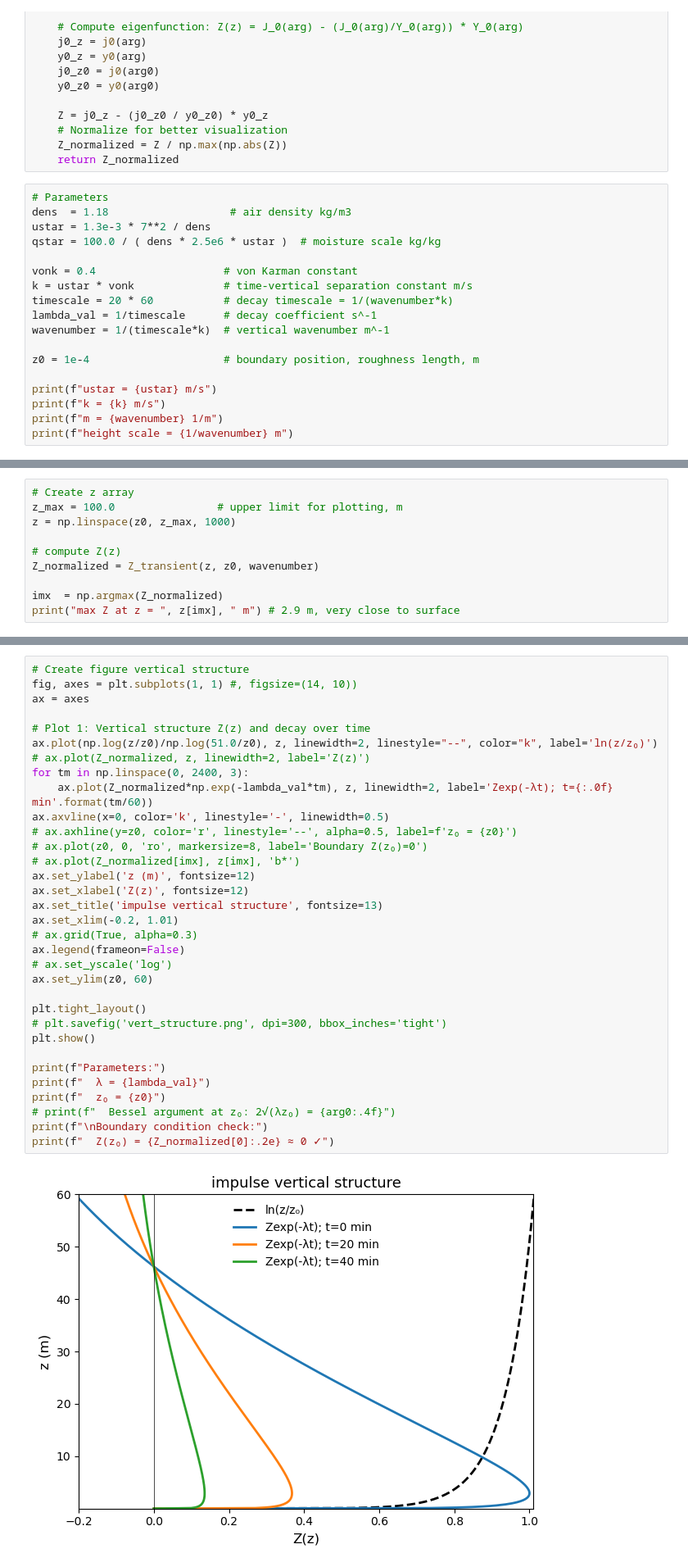
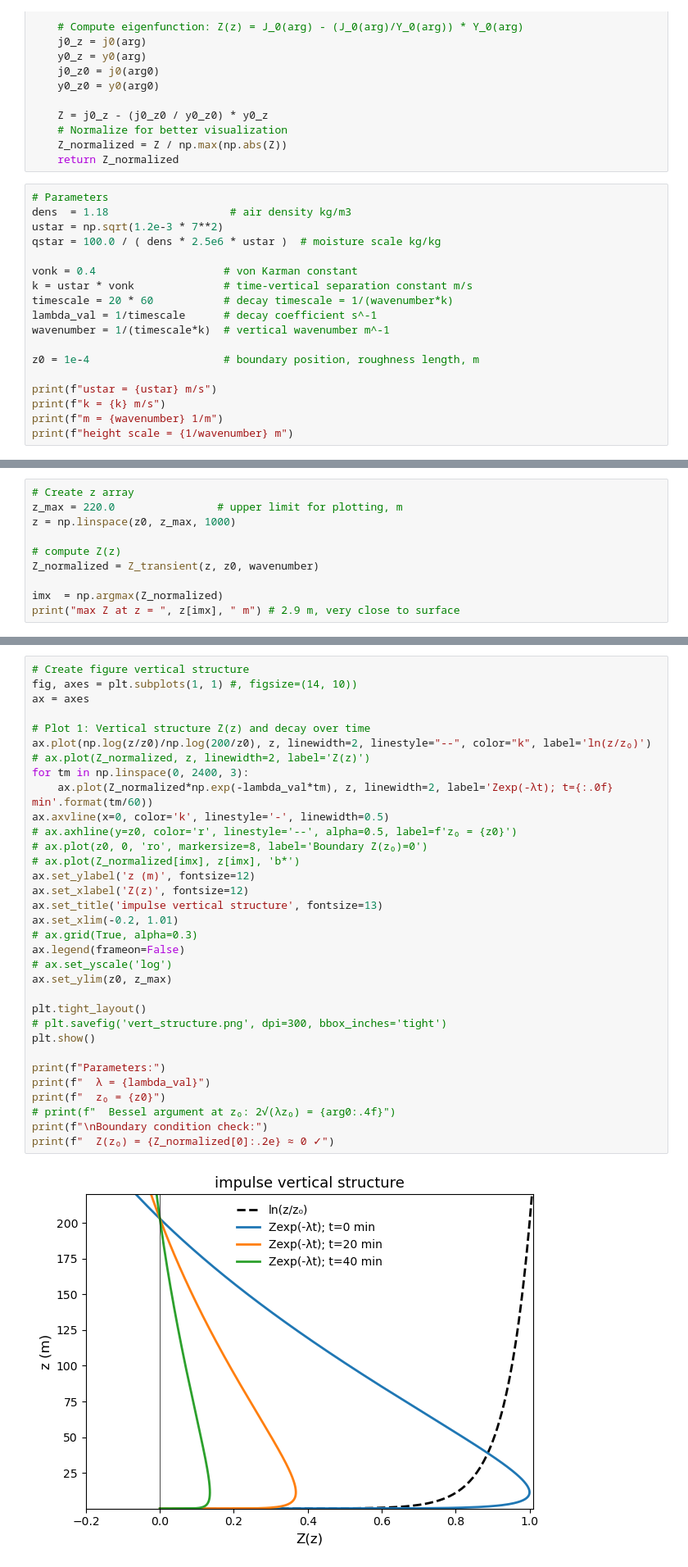
Before and after one commit to deszoeke/ATOMIC-coldpools, a Jupyter notebook: decaying_sfc_layer_impulse.ipynb, the cells around one changed output, grey strips where cells are left out. Shown at 82% size. Drawn from its saved outputs; the diff is of its cells as text.

```diff
--- a/decaying_sfc_layer_impulse.ipynb
+++ b/decaying_sfc_layer_impulse.ipynb
@@ -22,7 +23,7 @@ def Z_transient(z, z0, wavenumber):
 # %%
 # Parameters
 dens  = 1.18                   # air density kg/m3
-ustar = 1.3e-3 * 7**2 / dens
+ustar = np.sqrt(1.2e-3 * 7**2)
 qstar = 100.0 / ( dens * 2.5e6 * ustar )  # moisture scale kg/kg
 
 vonk = 0.4                    # von Karman constant
@@ -45,6 +46,6 @@ height scale = 25.91186440677966 m
 # %%
 # Create z array
-z_max = 100.0                # upper limit for plotting, m
+z_max = 220.0                # upper limit for plotting, m
 z = np.linspace(z0, z_max, 1000)
 
 # compute Z(z)
@@ -59,36 +60,36 @@ max Z at z =  2.903  m
 fig, axes = plt.subplots(1, 1) #, figsize=(14, 10))
 ax = axes
 
 # Plot 1: Vertical structure Z(z) and decay over time
-ax.plot(np.log(z/z0)/np.log(51.0/z0), z, linewidth=2, linestyle="--", color="k", label='ln(z/z₀)')
+ax.plot(np.log(z/z0)/np.log(200/z0), z, linewidth=2, linestyle="--", color="k", label='ln(z/z₀)')
 # ax.plot(Z_normalized, z, linewidth=2, label='Z(z)')
 for tm in np.linspace(0, 2400, 3):
     ax.plot(Z_normalized*np.exp(-lambda_val*tm), z, linewidth=2, label='Zexp(-λt); t={:.0f} min'.format(tm/60))
 ax.axvline(x=0, color='k', linestyle='-', linewidth=0.5)
 # ax.axhline(y=z0, color='r', linestyle='--', alpha=0.5, label=f'z₀ = {z0}')
 # ax.plot(z0, 0, 'ro', markersize=8, label='Boundary Z(z₀)=0')
 # ax.plot(Z_normalized[imx], z[imx], 'b*')
 ax.set_ylabel('z (m)', fontsize=12)
 ax.set_xlabel('Z(z)', fontsize=12)
 ax.set_title('impulse vertical structure', fontsize=13)
 ax.set_xlim(-0.2, 1.01)
 # ax.grid(True, alpha=0.3)
 ax.legend(frameon=False)
 # ax.set_yscale('log')
-ax.set_ylim(z0, 60)
+ax.set_ylim(z0, z_max)
 
 plt.tight_layout()
 # plt.savefig('vert_structure.png', dpi=300, bbox_inches='tight')
 plt.show()
 
 print(f"Parameters:")
 print(f"  λ = {lambda_val}")
 print(f"  z₀ = {z0}")
 # print(f"  Bessel argument at z₀: 2√(λz₀) = {arg0:.4f}")
 print(f"\nBoundary condition check:")
 print(f"  Z(z₀) = {Z_normalized[0]:.2e} ≈ 0 ✓")
 # %% [output]
-[figure, old version]
+[figure, new version]
 Parameters:
   λ = 0.0008333333333333334
   z₀ = 0.0001
```
Also changed, not shown: parts of 6 cells of this notebook.
